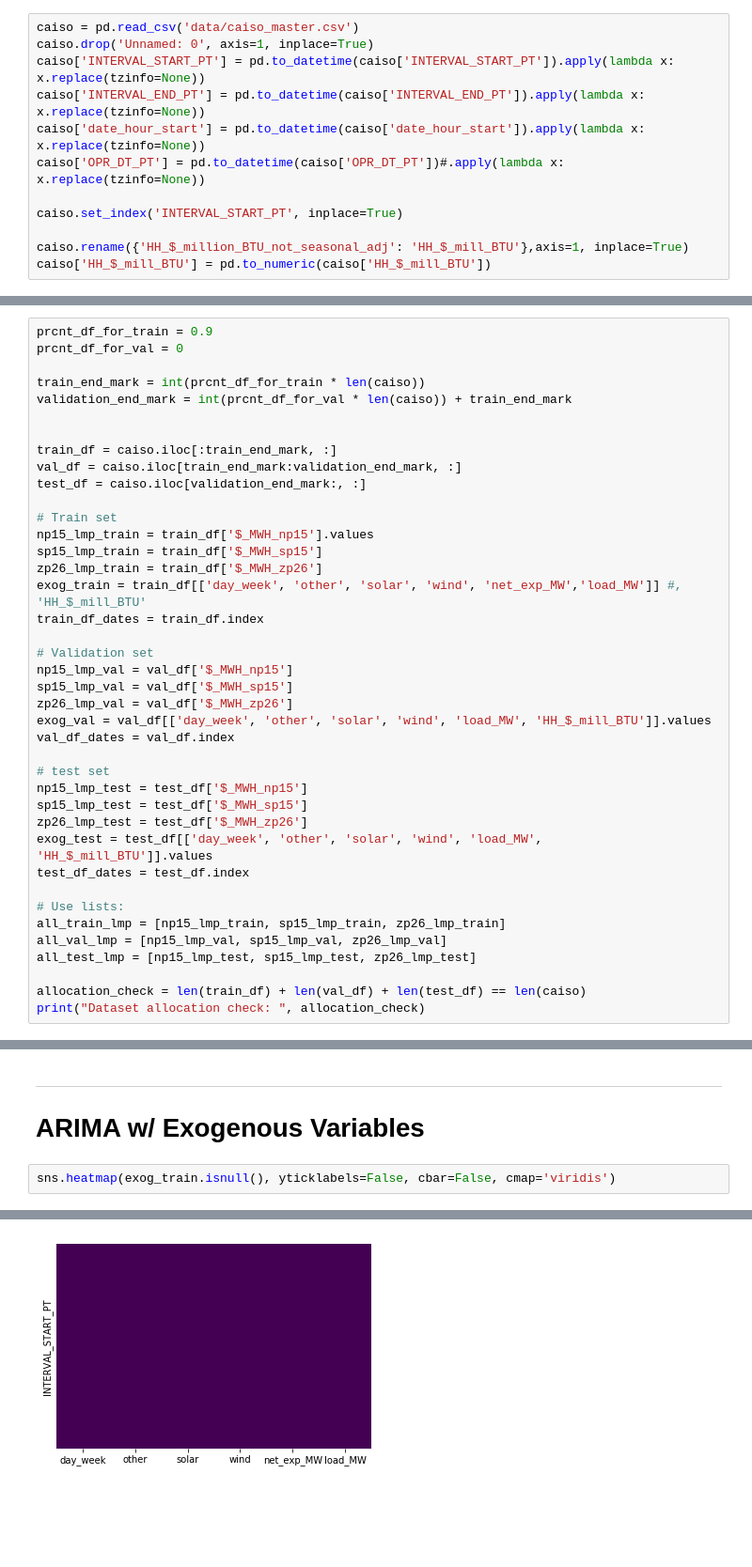
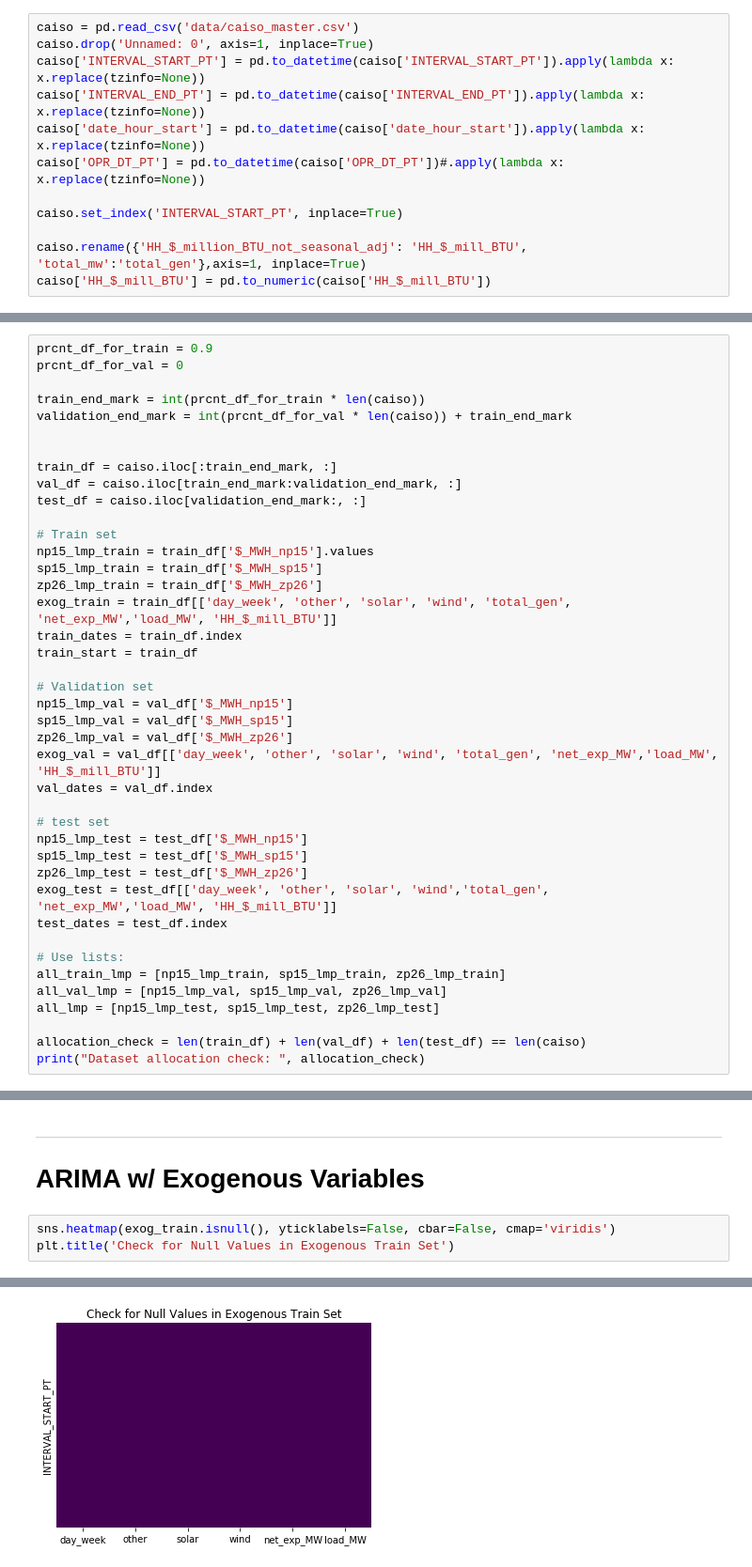
Before and after one commit to Morgan-Sell/caiso-price-forecast, a Jupyter notebook: arima.ipynb, the cells around one changed output, grey strips where cells are left out. Shown at 94% size. Cells and saved outputs as stored; diff of their text form; blank space fills up the shorter version.

```diff
--- a/arima.ipynb
+++ b/arima.ipynb
@@ -55,7 +57,7 @@ caiso['OPR_DT_PT'] = pd.to_datetime(caiso['OPR_DT_PT'])#.apply(lambda x: x.repla
 
 caiso.set_index('INTERVAL_START_PT', inplace=True)
 
-caiso.rename({'HH_$_million_BTU_not_seasonal_adj': 'HH_$_mill_BTU'},axis=1, inplace=True)
+caiso.rename({'HH_$_million_BTU_not_seasonal_adj': 'HH_$_mill_BTU', 'total_mw':'total_gen'},axis=1, inplace=True)
 caiso['HH_$_mill_BTU'] = pd.to_numeric(caiso['HH_$_mill_BTU'])
 # %%
 caiso.info()
@@ -263,27 +291,28 @@ test_df = caiso.iloc[validation_end_mark:, :]
 np15_lmp_train = train_df['$_MWH_np15'].values
 sp15_lmp_train = train_df['$_MWH_sp15']
 zp26_lmp_train = train_df['$_MWH_zp26']
-exog_train = train_df[['day_week', 'other', 'solar', 'wind', 'net_exp_MW','load_MW']] #, 'HH_$_mill_BTU'
-train_df_dates = train_df.index
+exog_train = train_df[['day_week', 'other', 'solar', 'wind', 'total_gen', 'net_exp_MW','load_MW', 'HH_$_mill_BTU']]
+train_dates = train_df.index
+train_start = train_df
 
 # Validation set
 np15_lmp_val = val_df['$_MWH_np15']
 sp15_lmp_val = val_df['$_MWH_sp15']
 zp26_lmp_val = val_df['$_MWH_zp26']
-exog_val = val_df[['day_week', 'other', 'solar', 'wind', 'load_MW', 'HH_$_mill_BTU']].values
-val_df_dates = val_df.index
+exog_val = val_df[['day_week', 'other', 'solar', 'wind', 'total_gen', 'net_exp_MW','load_MW', 'HH_$_mill_BTU']]
+val_dates = val_df.index
 
 # test set
 np15_lmp_test = test_df['$_MWH_np15']
 sp15_lmp_test = test_df['$_MWH_sp15']
 zp26_lmp_test = test_df['$_MWH_zp26']
-exog_test = test_df[['day_week', 'other', 'solar', 'wind', 'load_MW', 'HH_$_mill_BTU']].values
-test_df_dates = test_df.index
+exog_test = test_df[['day_week', 'other', 'solar', 'wind','total_gen', 'net_exp_MW','load_MW', 'HH_$_mill_BTU']]
+test_dates = test_df.index
 
 # Use lists:
 all_train_lmp = [np15_lmp_train, sp15_lmp_train, zp26_lmp_train]
 all_val_lmp = [np15_lmp_val, sp15_lmp_val, zp26_lmp_val]
-all_test_lmp = [np15_lmp_test, sp15_lmp_test, zp26_lmp_test]
+all_lmp = [np15_lmp_test, sp15_lmp_test, zp26_lmp_test]
 
 allocation_check = len(train_df) + len(val_df) + len(test_df) == len(caiso)
 print("Dataset allocation check: ", allocation_check)
@@ -478,4 +585,5 @@ error_zp_roll = mean_squared_error(zp26_lmp_test, pred_zp_rolling)
 # ARIMA w/ Exogenous Variables
 # %%
 sns.heatmap(exog_train.isnull(), yticklabels=False, cbar=False, cmap='viridis')
+plt.title('Check for Null Values in Exogenous Train Set')
 # %% [output]
@@ -483 +591 @@ sns.heatmap(exog_train.isnull(), yticklabels=False, cbar=False, cmap='viridis')
-[figure, old version]
+[figure, new version]
```
Also changed, not shown: parts of 28 cells of this notebook, 1 other file.
